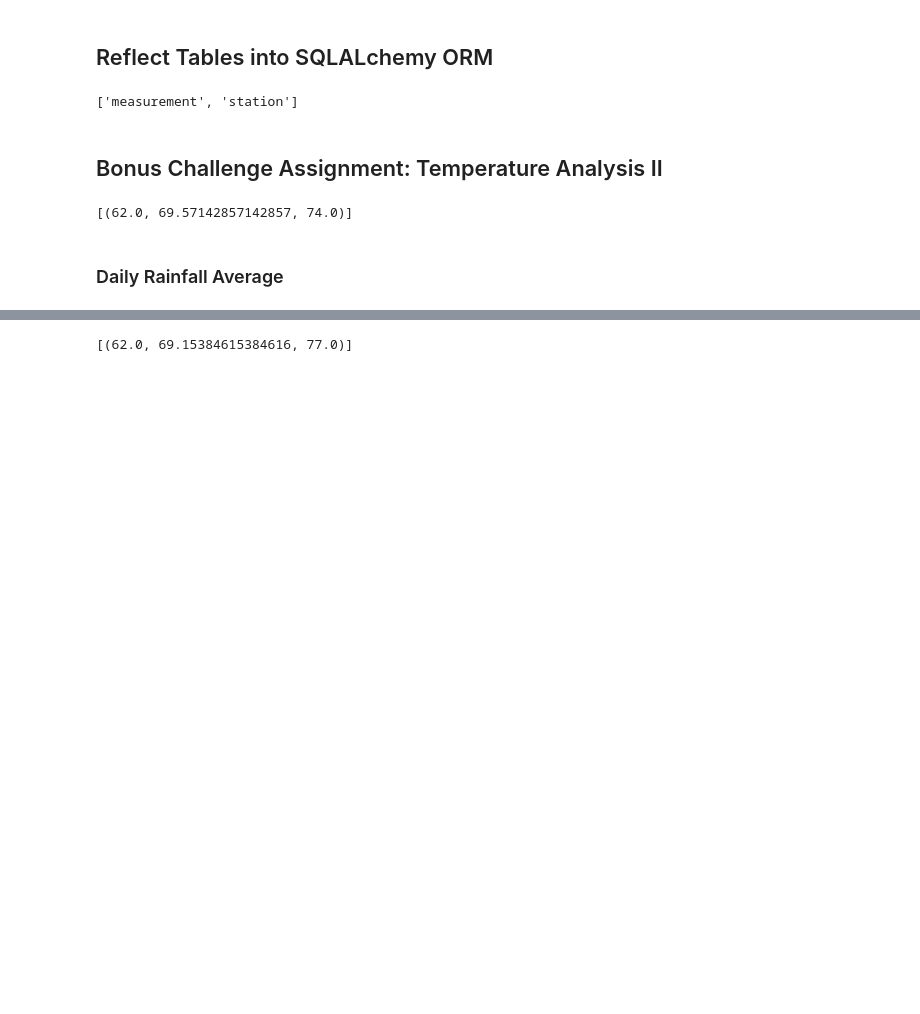
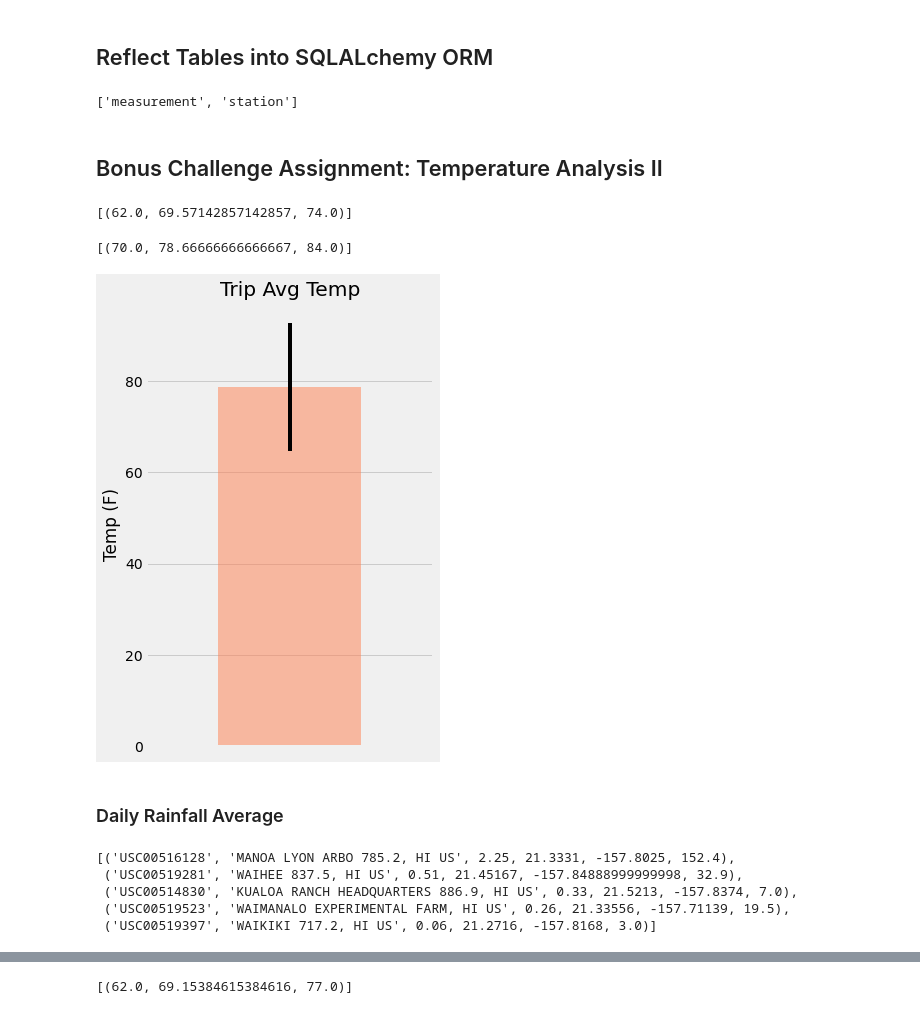
Before and after one commit to eddyannobil/sqlalchemy-challenge, a Jupyter notebook: temp_analysis_bonus_2_starter.ipynb, the cells around one changed output, grey strips where cells are left out. Drawn from its saved outputs; the diff is of its cells as text; code cells hidden in the pictures; blank space fills up the shorter version.

```diff
--- a/temp_analysis_bonus_2_starter.ipynb
+++ b/temp_analysis_bonus_2_starter.ipynb
@@ -62,14 +62,49 @@ print(calc_temps('2012-02-28', '2012-03-05'))
 # %%
 # Use the function `calc_temps` to calculate the tmin, tavg, and tmax
 # for a year in the data set
+my_trip = calc_temps("2017-08-01", "2017-08-17")
+my_trip
+# %% [output]
+[(70.0, 78.66666666666667, 84.0)]
 # %%
 # Plot the results from your previous query as a bar chart.
+trip_df = pd.DataFrame(my_trip, columns=["TMIN", "TAVG", "TMAX"])
+
 # Use "Trip Avg Temp" as your Title
 # Use the average temperature for bar height (y value)
 # Use the peak-to-peak (tmax-tmin) value as the y error bar (yerr)
+
+trip_df.plot.bar(y="TAVG", yerr=(trip_df["TMAX"] - trip_df["TMIN"]),
+                    title="Trip Avg Temp", color="coral",
+                    alpha=0.5, figsize=(5,7), legend=None)
+plt.xticks([])
+plt.ylabel("Temp (F)")
+plt.tight_layout()
+plt.savefig("Images/trip_average_temperature.png")
+plt.show()
+# %% [output]
+[figure, added]
 # %% [markdown]
 ### Daily Rainfall Average
 # %%
 # Calculate the total amount of rainfall per weather station for your trip dates using the previous year's
 # matching dates.
 # Sort this in descending order by precipitation amount and list the station, name, latitude, longitude, and elevation
+start_date='2017-08-01'
+end_date='2017-08-17'
+total_prcp_by_st=(session.query(measurements.station,stations.name,func.sum(measurements.prcp),
+                                stations.latitude,stations.longitude,stations.elevation)
+                         .filter(measurements.date >= start_date)
+                         .filter(measurements.date <= end_date)
+                         .filter(measurements.station == stations.station)
+                         .group_by(measurements.station)
+                         .order_by(func.sum(measurements.prcp)
+                         .desc())
+                         .all())
+total_prcp_by_st
+# %% [output]
+[('USC00516128', 'MANOA LYON ARBO 785.2, HI US', 2.25, 21.3331, -157.8025, 152.4),
+ ('USC00519281', 'WAIHEE 837.5, HI US', 0.51, 21.45167, -157.84888999999998, 32.9),
+ ('USC00514830', 'KUALOA RANCH HEADQUARTERS 886.9, HI US', 0.33, 21.5213, -157.8374, 7.0),
+ ('USC00519523', 'WAIMANALO EXPERIMENTAL FARM, HI US', 0.26, 21.33556, -157.71139, 19.5),
+ ('USC00519397', 'WAIKIKI 717.2, HI US', 0.06, 21.2716, -157.8168, 3.0)]
```
Also changed, not shown: parts of 6 cells of this notebook, 2 other files.
